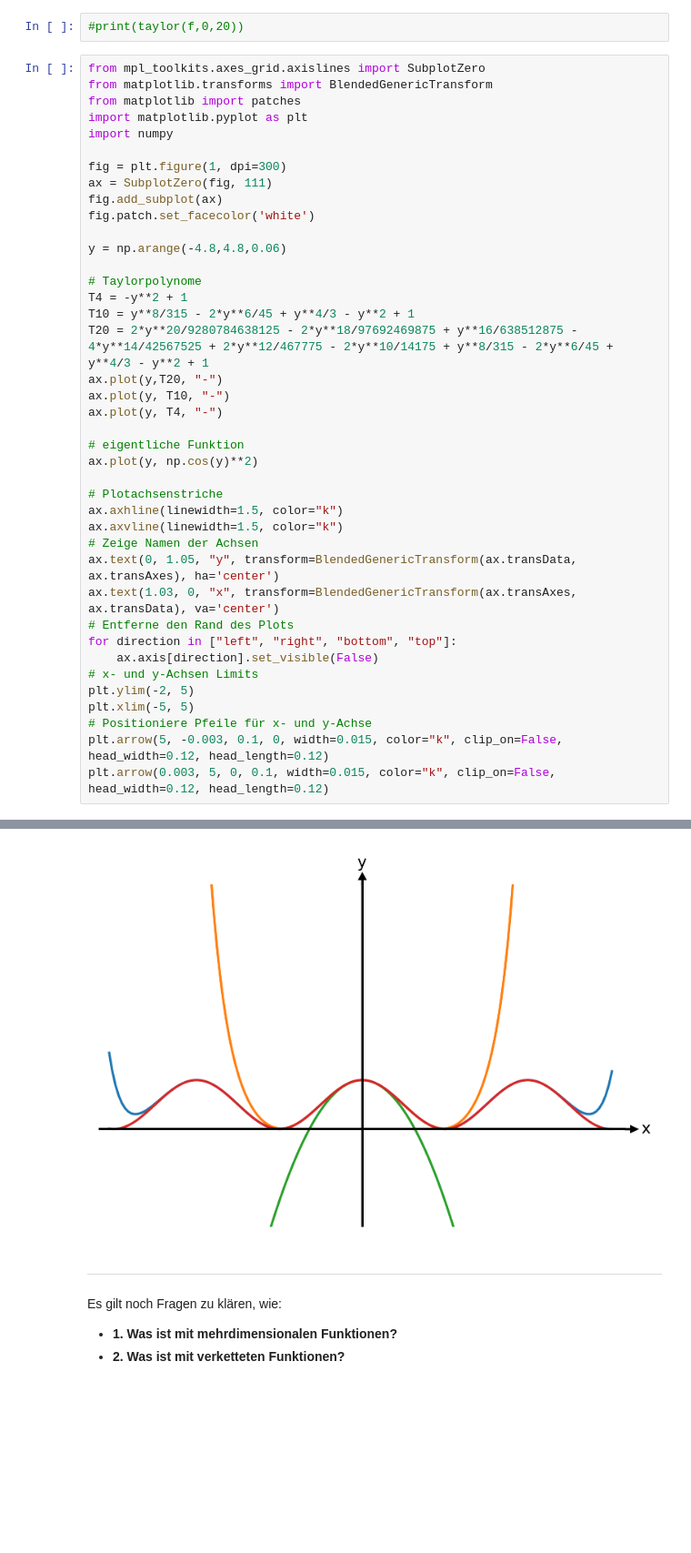
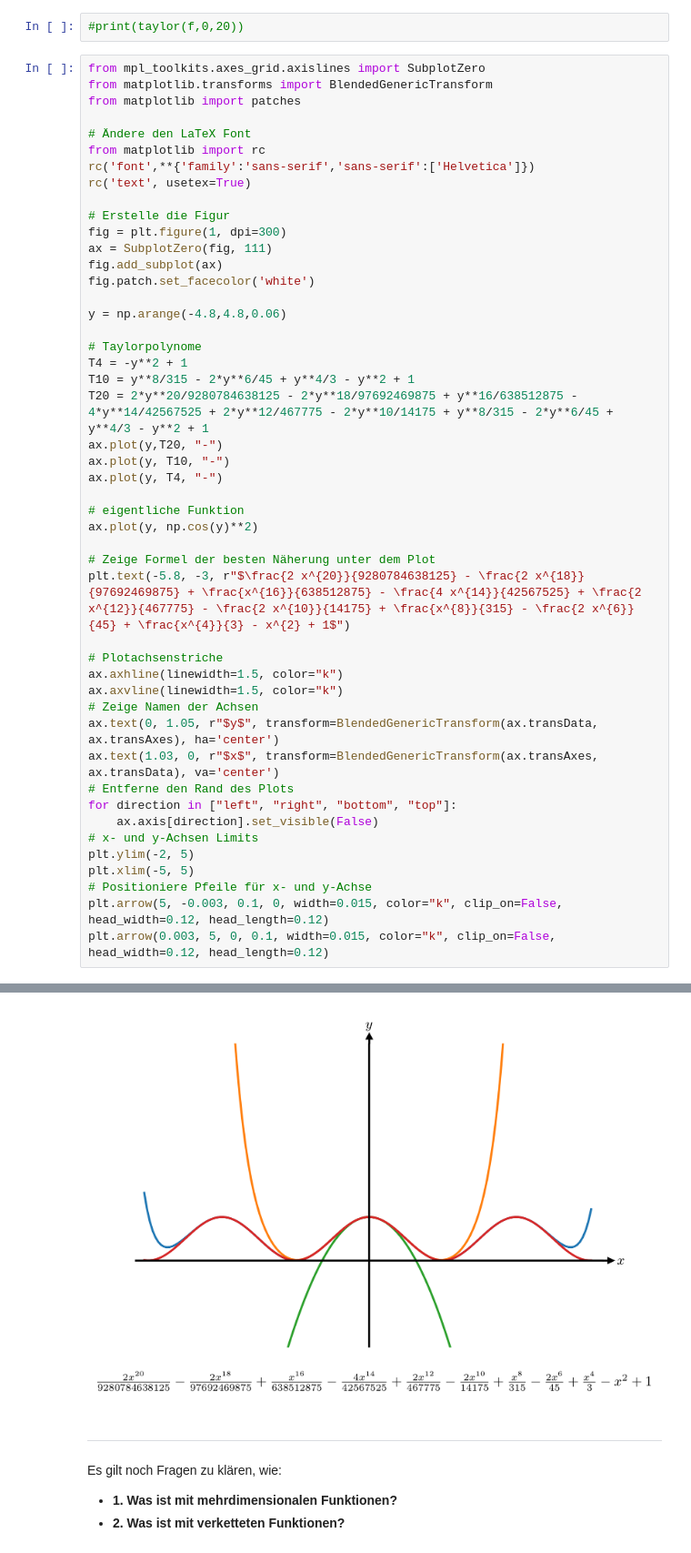
Before and after one commit to QuentinWach/animating-science, a Jupyter notebook: Taylorentwicklung/Taylorentwicklung.ipynb, the cells around one changed output, grey strips where cells are left out. Shown at 91% size. Saved outputs shown, nothing was run; the diff lists cells and outputs as text; blank space fills up the shorter version.

```diff
--- a/Taylorentwicklung/Taylorentwicklung.ipynb
+++ b/Taylorentwicklung/Taylorentwicklung.ipynb
@@ -49,45 +49,52 @@ Diese Näherung gilt mit minimalem Fehler um den Entwicklungspunkt $x_0$.
 from mpl_toolkits.axes_grid.axislines import SubplotZero
 from matplotlib.transforms import BlendedGenericTransform
 from matplotlib import patches
-import matplotlib.pyplot as plt
-import numpy
 
+# Ändere den LaTeX Font
+from matplotlib import rc
+rc('font',**{'family':'sans-serif','sans-serif':['Helvetica']})
+rc('text', usetex=True)
+
+# Erstelle die Figur
 fig = plt.figure(1, dpi=300)
 ax = SubplotZero(fig, 111)
 fig.add_subplot(ax)
 fig.patch.set_facecolor('white')
 
 y = np.arange(-4.8,4.8,0.06)
 
 # Taylorpolynome
 T4 = -y**2 + 1
 T10 = y**8/315 - 2*y**6/45 + y**4/3 - y**2 + 1
 T20 = 2*y**20/9280784638125 - 2*y**18/97692469875 + y**16/638512875 - 4*y**14/42567525 + 2*y**12/467775 - 2*y**10/14175 + y**8/315 - 2*y**6/45 + y**4/3 - y**2 + 1
 ax.plot(y,T20, "-")
 ax.plot(y, T10, "-")
 ax.plot(y, T4, "-")
 
 # eigentliche Funktion
 ax.plot(y, np.cos(y)**2)
 
+# Zeige Formel der besten Näherung unter dem Plot
+plt.text(-5.8, -3, r"$\frac{2 x^{20}}{9280784638125} - \frac{2 x^{18}}{97692469875} + \frac{x^{16}}{638512875} - \frac{4 x^{14}}{42567525} + \frac{2 x^{12}}{467775} - \frac{2 x^{10}}{14175} + \frac{x^{8}}{315} - \frac{2 x^{6}}{45} + \frac{x^{4}}{3} - x^{2} + 1$")
+
 # Plotachsenstriche
 ax.axhline(linewidth=1.5, color="k")
 ax.axvline(linewidth=1.5, color="k")
 # Zeige Namen der Achsen
-ax.text(0, 1.05, "y", transform=BlendedGenericTransform(ax.transData, ax.transAxes), ha='center')
-ax.text(1.03, 0, "x", transform=BlendedGenericTransform(ax.transAxes, ax.transData), va='center')
+ax.text(0, 1.05, r"$y$", transform=BlendedGenericTransform(ax.transData, ax.transAxes), ha='center')
+ax.text(1.03, 0, r"$x$", transform=BlendedGenericTransform(ax.transAxes, ax.transData), va='center')
 # Entferne den Rand des Plots
 for direction in ["left", "right", "bottom", "top"]:
     ax.axis[direction].set_visible(False)
 # x- und y-Achsen Limits
 plt.ylim(-2, 5)
 plt.xlim(-5, 5)
 # Positioniere Pfeile für x- und y-Achse
 plt.arrow(5, -0.003, 0.1, 0, width=0.015, color="k", clip_on=False, head_width=0.12, head_length=0.12)
 plt.arrow(0.003, 5, 0, 0.1, width=0.015, color="k", clip_on=False, head_width=0.12, head_length=0.12)
 # %% [output]
 <matplotlib.patches.FancyArrow at 0x...>
-[figure, old version]
+[figure, new version]
 # %% [markdown]
 ---
 
```
Also changed, not shown: parts of 1 cell of this notebook, 6 other files.
